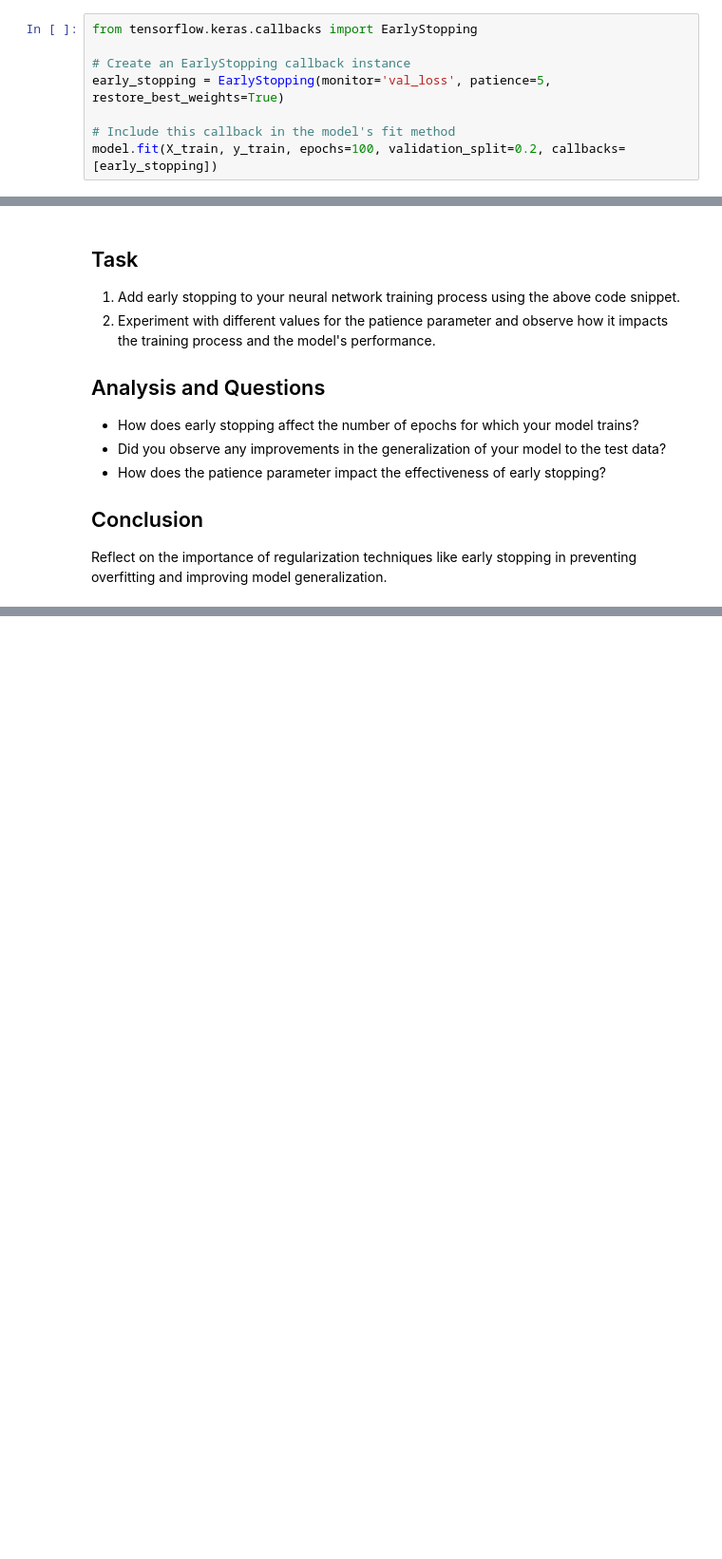
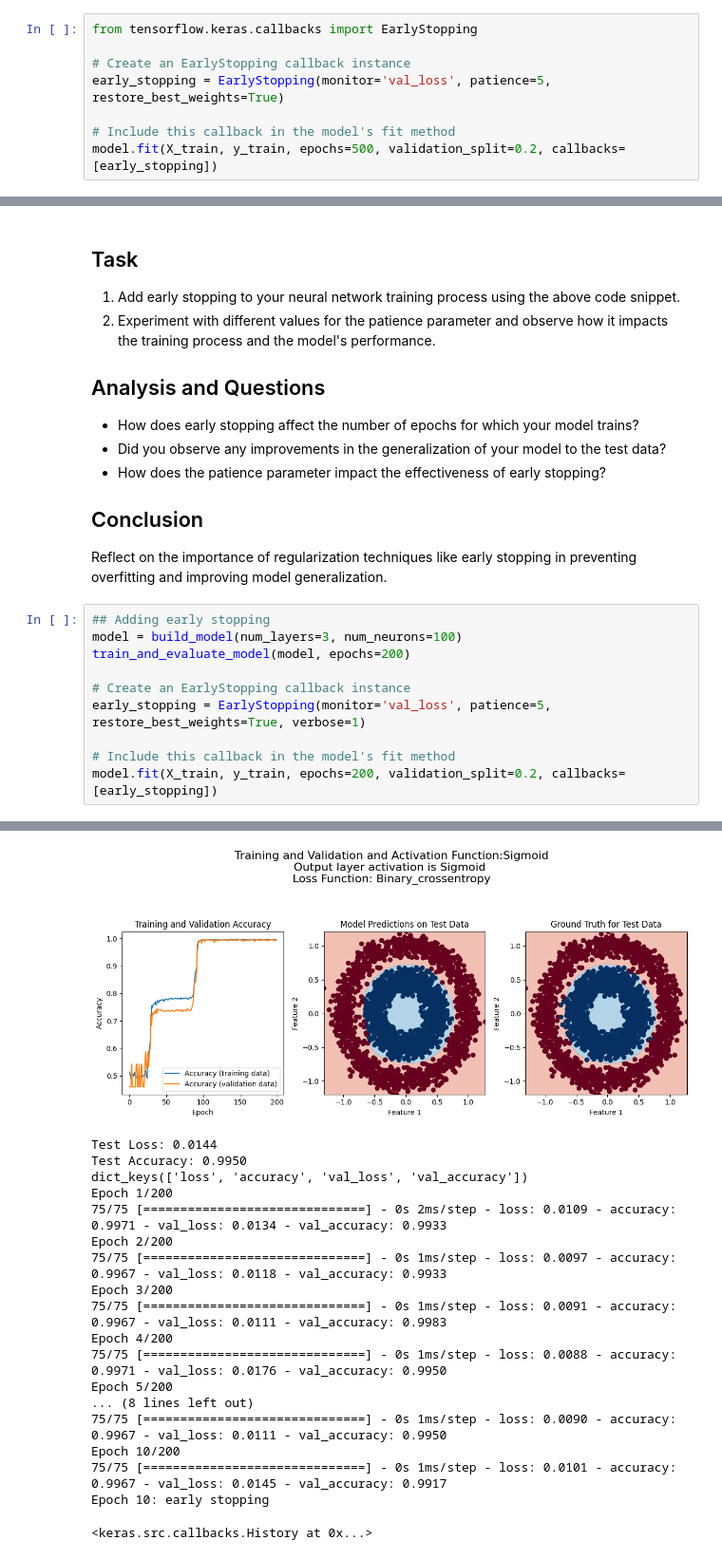
Before and after one commit to Rufshod/Deep-Learning-Alexander, a Jupyter notebook: Exercises/Network_architecture_exploration_students.ipynb, the cells around one changed output, grey strips where cells are left out. Shown at 95% size. Cells and saved outputs as stored; diff of their text form; blank space fills up the shorter version.

```diff
--- a/Exercises/Network_architecture_exploration_students.ipynb
+++ b/Exercises/Network_architecture_exploration_students.ipynb
@@ -203,5 +203,5 @@ from tensorflow.keras.callbacks import EarlyStopping
 early_stopping = EarlyStopping(monitor='val_loss', patience=5, restore_best_weights=True)
 
 # Include this callback in the model's fit method
-model.fit(X_train, y_train, epochs=100, validation_split=0.2, callbacks=[early_stopping])
+model.fit(X_train, y_train, epochs=500, validation_split=0.2, callbacks=[early_stopping])
 # %% [output]
@@ -230,3 +229,14 @@ Epoch 6/100
 
 ## Conclusion
 Reflect on the importance of regularization techniques like early stopping in preventing overfitting and improving model generalization.
+# %%
+## Adding early stopping
+model = build_model(num_layers=3, num_neurons=100)
+train_and_evaluate_model(model, epochs=200)
+
+# Create an EarlyStopping callback instance
+early_stopping = EarlyStopping(monitor='val_loss', patience=5, restore_best_weights=True, verbose=1)
+
+# Include this callback in the model's fit method
+model.fit(X_train, y_train, epochs=200, validation_split=0.2, callbacks=[early_stopping])
+# %% [output]
@@ -232,0 +245,19 @@ Reflect on the importance of regularization techniques like early stopping in pr
+[figure, added]
+Test Loss: 0.0144
+Test Accuracy: 0.9950
+dict_keys(['loss', 'accuracy', 'val_loss', 'val_accuracy'])
+Epoch 1/200
+75/75 [==============================] - 0s 2ms/step - loss: 0.0109 - accuracy: 0.9971 - val_loss: 0.0134 - val_accuracy: 0.9933
+Epoch 2/200
+75/75 [==============================] - 0s 1ms/step - loss: 0.0097 - accuracy: 0.9967 - val_loss: 0.0118 - val_accuracy: 0.9933
+Epoch 3/200
+75/75 [==============================] - 0s 1ms/step - loss: 0.0091 - accuracy: 0.9967 - val_loss: 0.0111 - val_accuracy: 0.9983
+Epoch 4/200
+75/75 [==============================] - 0s 1ms/step - loss: 0.0088 - accuracy: 0.9971 - val_loss: 0.0176 - val_accuracy: 0.9950
+Epoch 5/200
+... (8 lines left out)
+75/75 [==============================] - 0s 1ms/step - loss: 0.0090 - accuracy: 0.9967 - val_loss: 0.0111 - val_accuracy: 0.9950
+Epoch 10/200
+75/75 [==============================] - 0s 1ms/step - loss: 0.0101 - accuracy: 0.9967 - val_loss: 0.0145 - val_accuracy: 0.9917
+Epoch 10: early stopping
+<keras.src.callbacks.History at 0x...>
```
Also changed, not shown: parts of 5 cells of this notebook, 1 other file.
